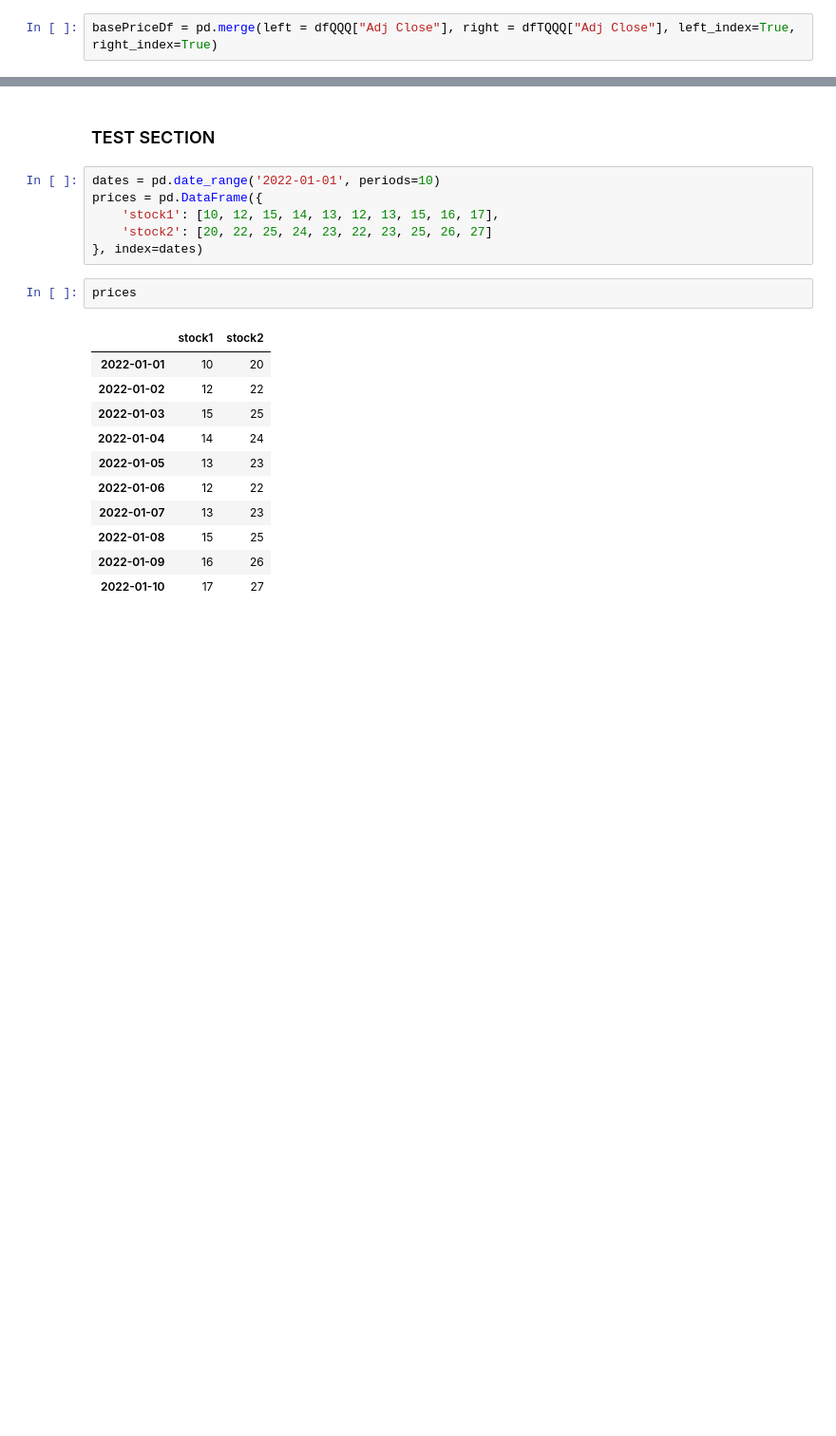
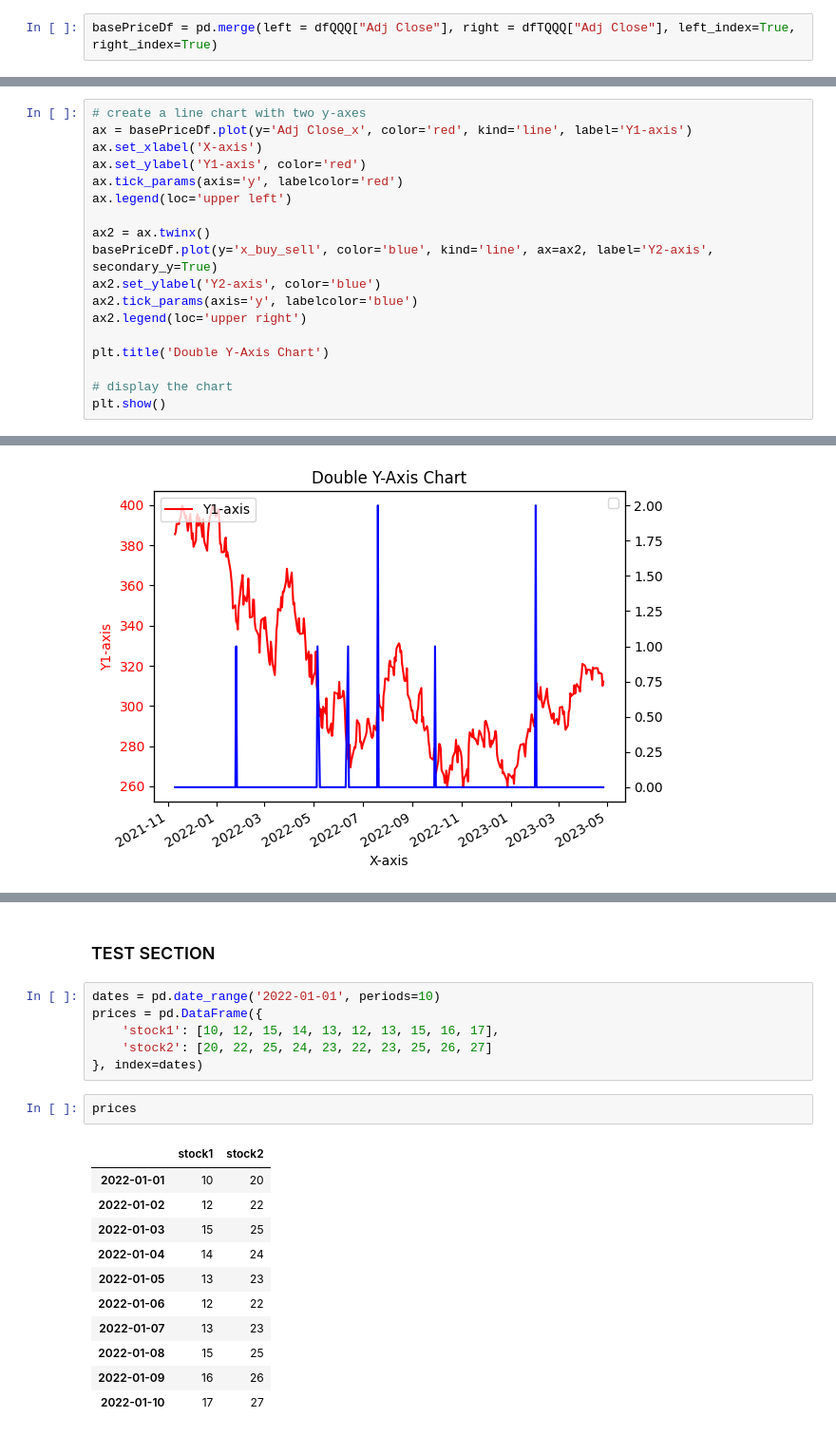
Before and after one commit to nosignal00/researchSpace, a Jupyter notebook: MultiAccountStrategy/backTestingWithChatGPT.ipynb, the cells around one changed output, grey strips where cells are left out. Shown at 95% size. Drawn from its saved outputs; the diff is of its cells as text; blank space fills up the shorter version.

```diff
--- a/MultiAccountStrategy/backTestingWithChatGPT.ipynb
+++ b/MultiAccountStrategy/backTestingWithChatGPT.ipynb
@@ -168,0 +203,19 @@ basePriceDf.head(10)
+# %%
+# create a line chart with two y-axes
+ax = basePriceDf.plot(y='Adj Close_x', color='red', kind='line', label='Y1-axis')
+ax.set_xlabel('X-axis')
+ax.set_ylabel('Y1-axis', color='red')
+ax.tick_params(axis='y', labelcolor='red')
+ax.legend(loc='upper left')
+
+ax2 = ax.twinx()
+basePriceDf.plot(y='x_buy_sell', color='blue', kind='line', ax=ax2, label='Y2-axis', secondary_y=True)
+ax2.set_ylabel('Y2-axis', color='blue')
+ax2.tick_params(axis='y', labelcolor='blue')
+ax2.legend(loc='upper right')
+
+plt.title('Double Y-Axis Chart')
+
+# display the chart
+plt.show()
+# %% [output]
@@ -168,0 +223 @@ basePriceDf.head(10)
+[figure, added]
```
Also changed, not shown: parts of 20 cells of this notebook.
